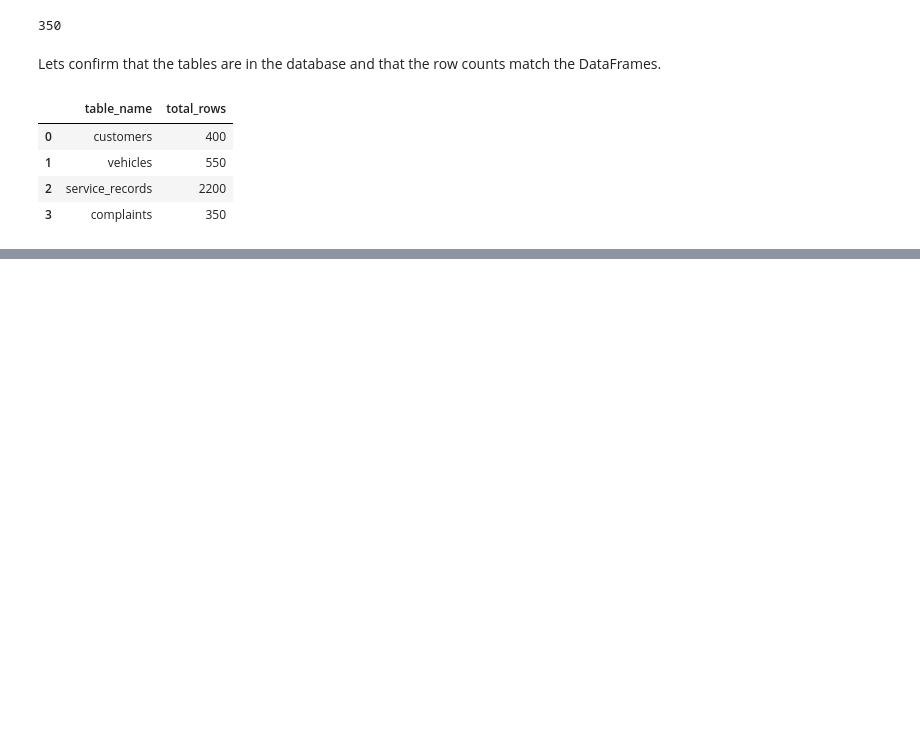
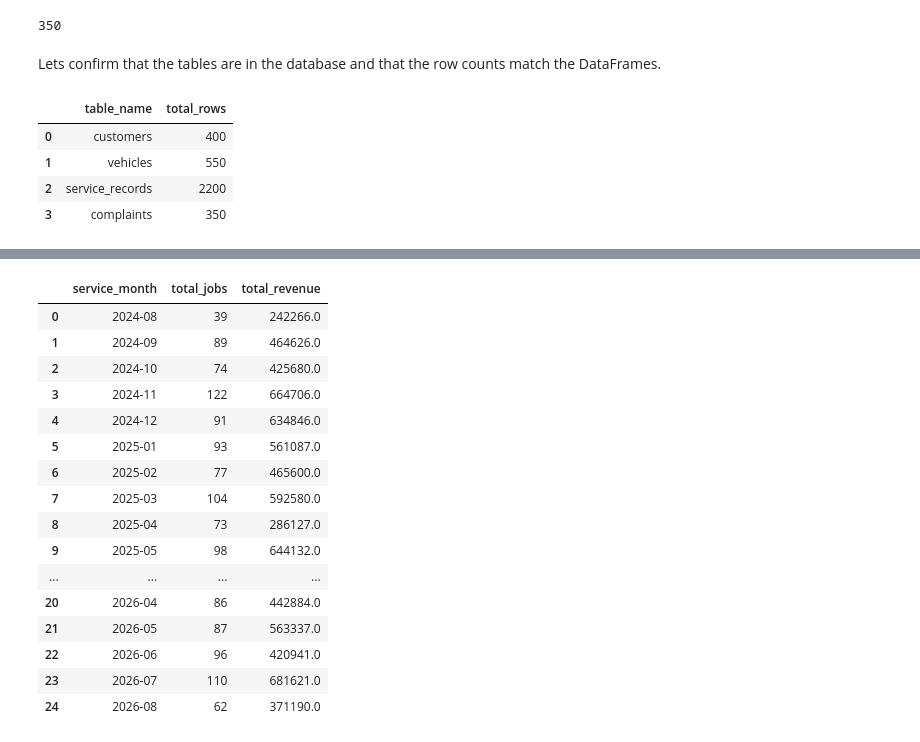
Before and after one commit to Namishkaushik/Projects, a Jupyter notebook: Project-4 Vulcan/2. sql_analysis.ipynb, the cells around one changed output, grey strips where cells are left out. Drawn from its saved outputs; the diff is of its cells as text; code cells hidden in the pictures; blank space fills up the shorter version.

```diff
--- a/Project-4 Vulcan/2. sql_analysis.ipynb
+++ b/Project-4 Vulcan/2. sql_analysis.ipynb
@@ -88,0 +153,28 @@ SELECT 'complaints', COUNT(*) FROM complaints
+# %%
+pd.read_sql("""
+SELECT TO_CHAR(service_date, 'YYYY-MM') AS service_month,
+       COUNT(*) AS total_jobs,
+       ROUND(SUM(cost_inr)::numeric, 0) AS total_revenue
+FROM service_records
+WHERE service_date IS NOT NULL
+GROUP BY TO_CHAR(service_date, 'YYYY-MM')
+ORDER BY service_month
+""", engine)
+# %% [output]
+|  | service_month | total_jobs | total_revenue |
+| 0 | 2024-08 | 39 | 242266.0 |
+| 1 | 2024-09 | 89 | 464626.0 |
+| 2 | 2024-10 | 74 | 425680.0 |
+| 3 | 2024-11 | 122 | 664706.0 |
+| 4 | 2024-12 | 91 | 634846.0 |
+| 5 | 2025-01 | 93 | 561087.0 |
+| 6 | 2025-02 | 77 | 465600.0 |
+| 7 | 2025-03 | 104 | 592580.0 |
+| 8 | 2025-04 | 73 | 286127.0 |
+| 9 | 2025-05 | 98 | 644132.0 |
+| ... | ... | ... | ... |
+| 20 | 2026-04 | 86 | 442884.0 |
+| 21 | 2026-05 | 87 | 563337.0 |
+| 22 | 2026-06 | 96 | 420941.0 |
+| 23 | 2026-07 | 110 | 681621.0 |
+| 24 | 2026-08 | 62 | 371190.0 |
```
Also changed, not shown: parts of 36 cells of this notebook, 1 other file.
